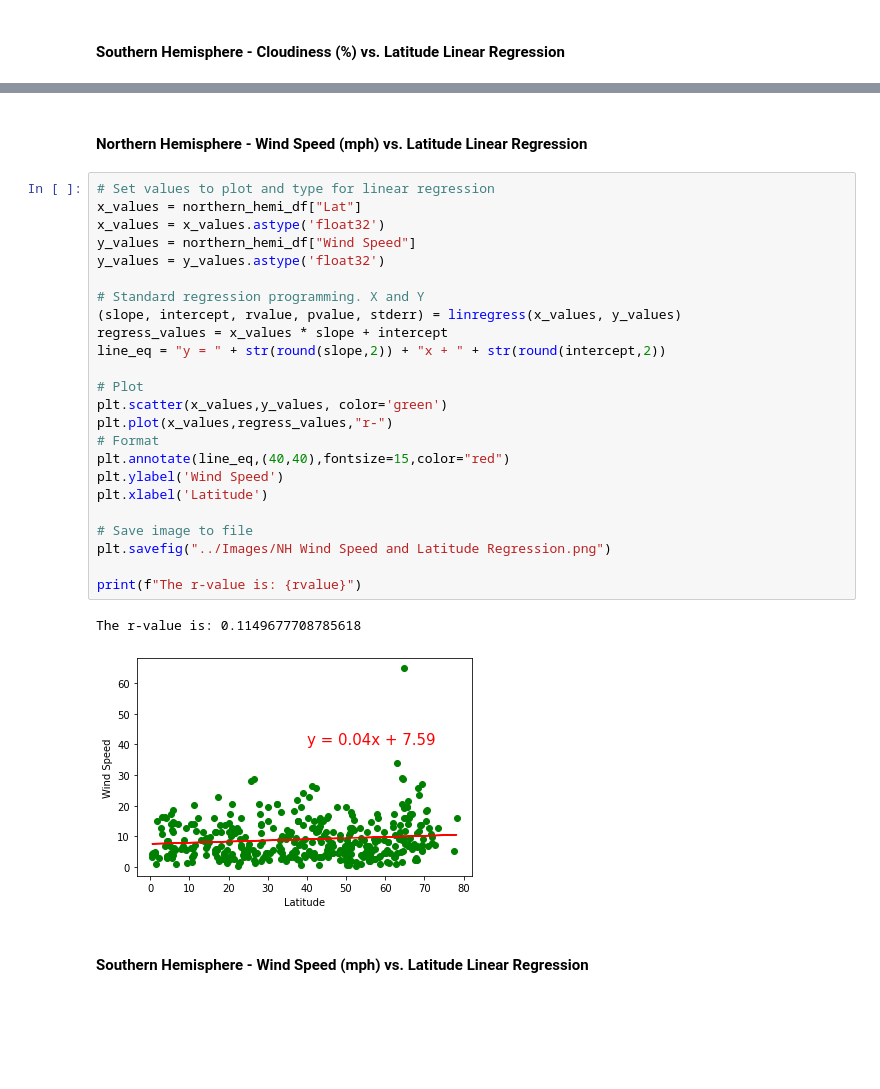
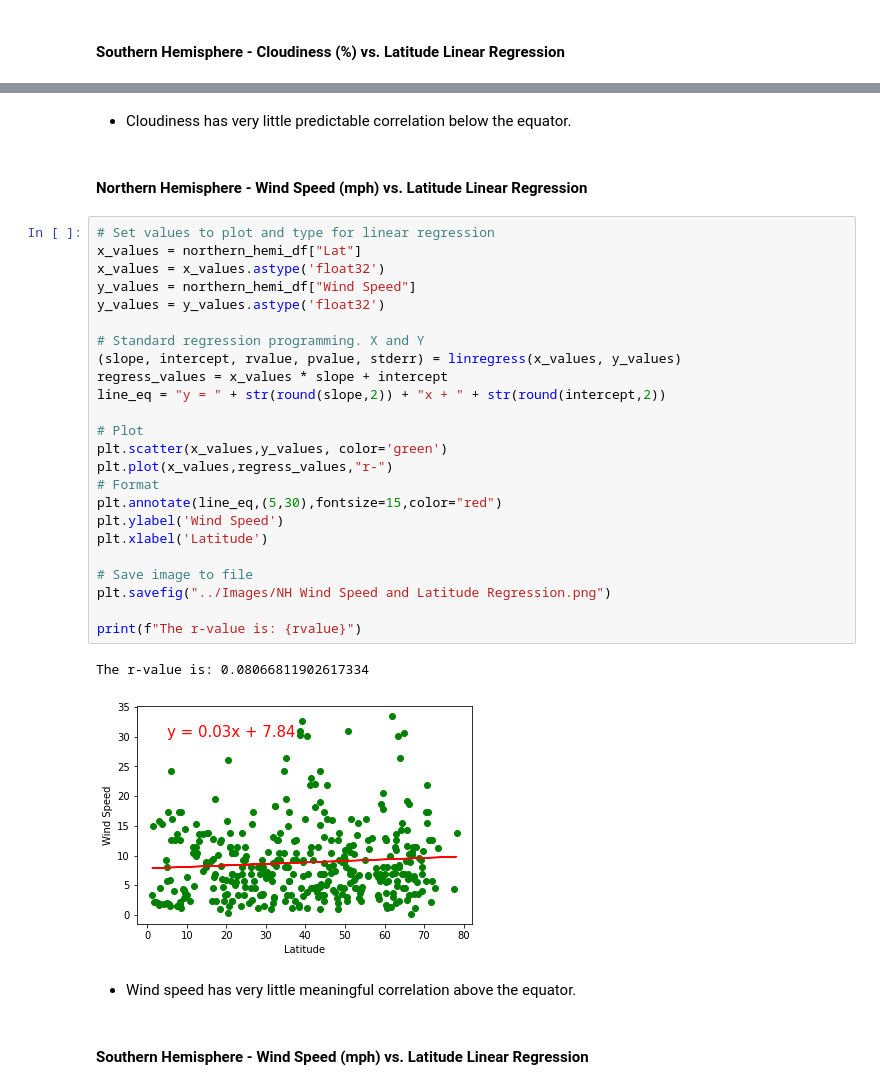
Before and after one commit to pulliam-chris/Python-API-Challenge, a Jupyter notebook: WeatherPy/WeatherPy.ipynb, the cells around one changed output, grey strips where cells are left out. Saved outputs shown, nothing was run; the diff lists cells and outputs as text; blank space fills up the shorter version.

Commit message:
re-ran through completed code to produce images. new cities processed

```diff
--- a/WeatherPy/WeatherPy.ipynb
+++ b/WeatherPy/WeatherPy.ipynb
@@ -470,32 +477,36 @@ The r-value is: 0.2708335317018791
+# %% [markdown]
+* Cloudiness has very little predictable correlation below the equator.
 # %% [markdown]
 ####  Northern Hemisphere - Wind Speed (mph) vs. Latitude Linear Regression
 # %%
 # Set values to plot and type for linear regression
 x_values = northern_hemi_df["Lat"]
 x_values = x_values.astype('float32')
 y_values = northern_hemi_df["Wind Speed"]
 y_values = y_values.astype('float32')
 
 # Standard regression programming. X and Y
 (slope, intercept, rvalue, pvalue, stderr) = linregress(x_values, y_values)
 regress_values = x_values * slope + intercept
 line_eq = "y = " + str(round(slope,2)) + "x + " + str(round(intercept,2))
 
 # Plot
 plt.scatter(x_values,y_values, color='green')
 plt.plot(x_values,regress_values,"r-")
 # Format
-plt.annotate(line_eq,(40,40),fontsize=15,color="red")
+plt.annotate(line_eq,(5,30),fontsize=15,color="red")
 plt.ylabel('Wind Speed')
 plt.xlabel('Latitude')
 
 # Save image to file
 plt.savefig("../Images/NH Wind Speed and Latitude Regression.png")
 
 print(f"The r-value is: {rvalue}")
 # %% [output]
-The r-value is: 0.1149677708785618
+The r-value is: 0.08066811902617334
-[figure, old version]
+[figure, new version]
+# %% [markdown]
+* Wind speed has very little meaningful correlation above the equator.
 # %% [markdown]
 ####  Southern Hemisphere - Wind Speed (mph) vs. Latitude Linear Regression
 # %%
```
Also changed, not shown: parts of 26 cells of this notebook, 13 other files.
